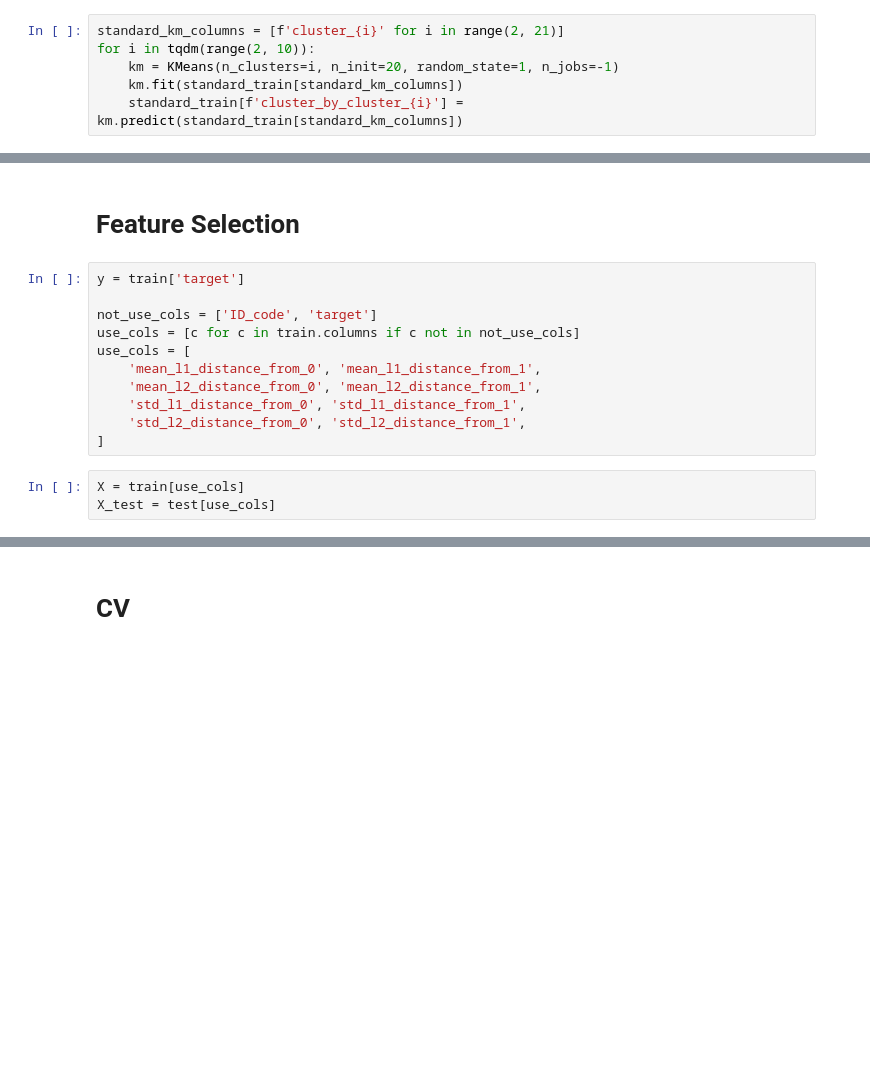
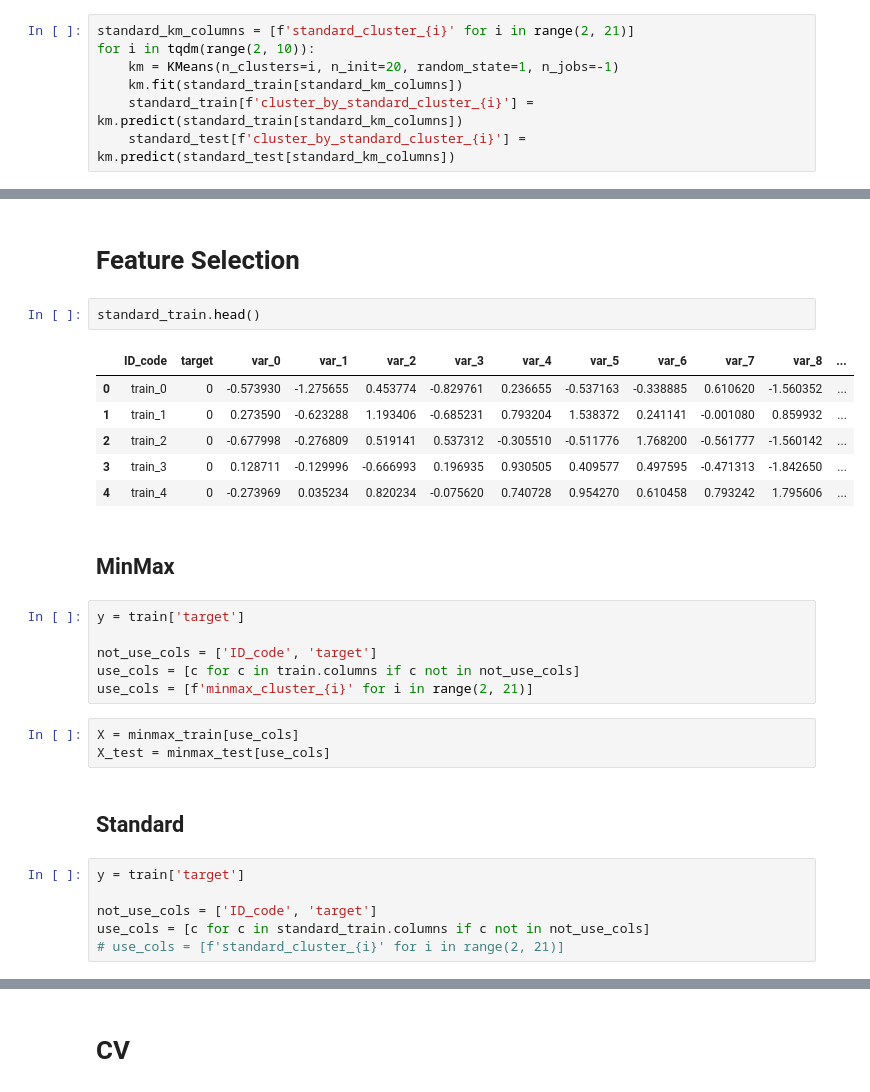
Before and after one commit to ishtos/santander, a Jupyter notebook: ipynb/kmeans.ipynb, the cells around one changed output, grey strips where cells are left out. Drawn from its saved outputs; the diff is of its cells as text; blank space fills up the shorter version.

```diff
--- a/ipynb/kmeans.ipynb
+++ b/ipynb/kmeans.ipynb
@@ -168,11 +179,12 @@ plt.show()
 <Figure size 432x288 with 0 Axes>
 [figure]
 # %%
-standard_km_columns = [f'cluster_{i}' for i in range(2, 21)]
+standard_km_columns = [f'standard_cluster_{i}' for i in range(2, 21)]
 for i in tqdm(range(2, 10)):
     km = KMeans(n_clusters=i, n_init=20, random_state=1, n_jobs=-1)
     km.fit(standard_train[standard_km_columns])
-    standard_train[f'cluster_by_cluster_{i}'] = km.predict(standard_train[standard_km_columns])
+    standard_train[f'cluster_by_standard_cluster_{i}'] = km.predict(standard_train[standard_km_columns])
+    standard_test[f'cluster_by_standard_cluster_{i}'] = km.predict(standard_test[standard_km_columns])
 # %%
 plt.figure()
 fig, ax = plt.subplots(4, 2, figsize=(24, 24))
@@ -327,17 +337,31 @@ KeyboardInterrupt:
 # Upsampling
 # %% [markdown]
 # Feature Selection
+# %%
+standard_train.head()
+# %% [output]
+|  | ID_code | target | var_0 | var_1 | var_2 | var_3 | var_4 | var_5 | var_6 | var_7 | var_8 | ... |
+| 0 | train_0 | 0 | -0.573930 | -1.275655 | 0.453774 | -0.829761 | 0.236655 | -0.537163 | -0.338885 | 0.610620 | -1.560352 | ... |
+| 1 | train_1 | 0 | 0.273590 | -0.623288 | 1.193406 | -0.685231 | 0.793204 | 1.538372 | 0.241141 | -0.001080 | 0.859932 | ... |
+| 2 | train_2 | 0 | -0.677998 | -0.276809 | 0.519141 | 0.537312 | -0.305510 | -0.511776 | 1.768200 | -0.561777 | -1.560142 | ... |
+| 3 | train_3 | 0 | 0.128711 | -0.129996 | -0.666993 | 0.196935 | 0.930505 | 0.409577 | 0.497595 | -0.471313 | -1.842650 | ... |
+| 4 | train_4 | 0 | -0.273969 | 0.035234 | 0.820234 | -0.075620 | 0.740728 | 0.954270 | 0.610458 | 0.793242 | 1.795606 | ... |
+# %% [markdown]
+## MinMax
 # %%
 y = train['target']
 
 not_use_cols = ['ID_code', 'target']
 use_cols = [c for c in train.columns if c not in not_use_cols]
-use_cols = [
-    'mean_l1_distance_from_0', 'mean_l1_distance_from_1',
-    'mean_l2_distance_from_0', 'mean_l2_distance_from_1',
-    'std_l1_distance_from_0', 'std_l1_distance_from_1',
-    'std_l2_distance_from_0', 'std_l2_distance_from_1',
-]
+use_cols = [f'minmax_cluster_{i}' for i in range(2, 21)]
 # %%
-X = train[use_cols]
-X_test = test[use_cols]
+X = minmax_train[use_cols]
+X_test = minmax_test[use_cols]
+# %% [markdown]
+## Standard
+# %%
+y = train['target']
+
+not_use_cols = ['ID_code', 'target']
+use_cols = [c for c in standard_train.columns if c not in not_use_cols]
+# use_cols = [f'standard_cluster_{i}' for i in range(2, 21)]
```
Also changed, not shown: parts of 11 cells of this notebook, 44 other files.
